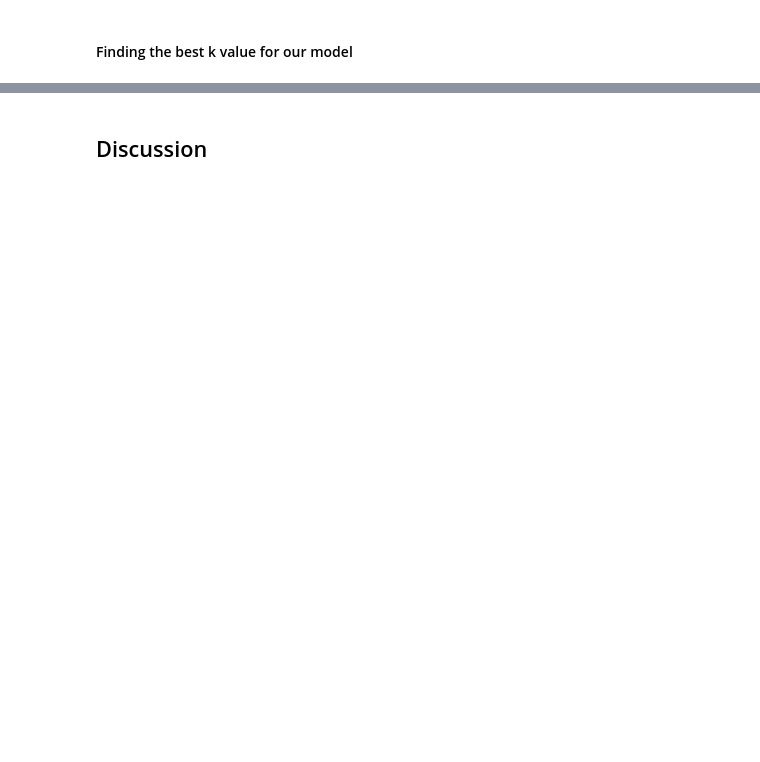
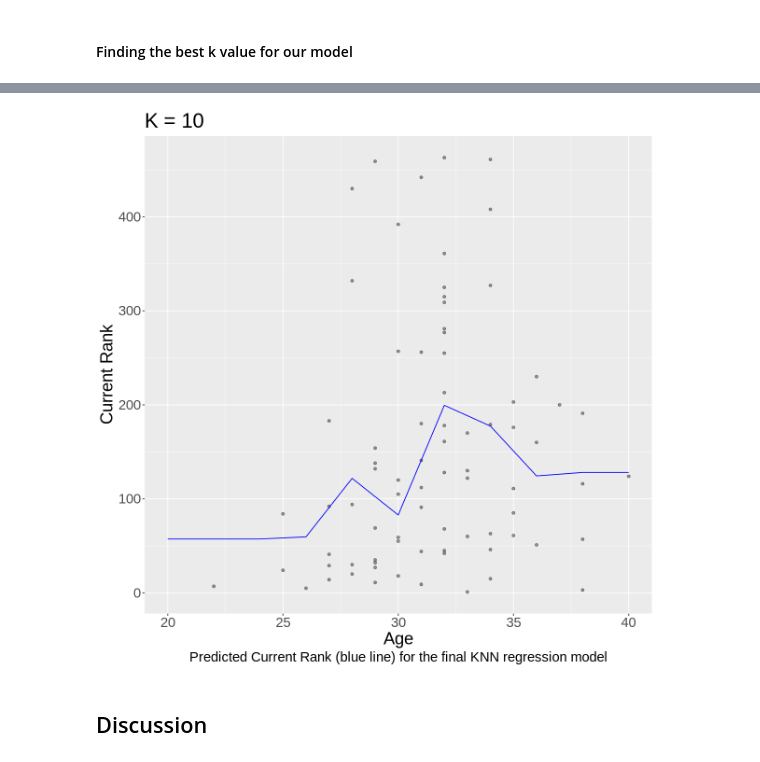
Before and after one commit to emilywang0/dsci-tennis-data-analysis, a Jupyter notebook: Proposal.ipynb, the cells around one changed output, grey strips where cells are left out. Saved outputs shown, nothing was run; the diff lists cells and outputs as text; code cells hidden in the pictures; blank space fills up the shorter version.

```diff
--- a/Proposal.ipynb
+++ b/Proposal.ipynb
@@ -394,2 +390,43 @@ Warning message:
+# %%
+# Retrain our model using K = 10
+knn_spec <- nearest_neighbor(weight_func = "rectangular",
+                              neighbors = k_best) |>
+  set_engine("kknn") |>
+  set_mode("regression")
+
+knn_fit <- workflow() |>
+  add_recipe(knn_recipe) |>
+  add_model(knn_spec) |>
+  fit(data = tennis_knn_train)
+
+# Make predictions on test data, and compute summary of regresion quality
+knn_summary <- knn_fit |>
+  predict(tennis_knn_test) |>
+  bind_cols(tennis_knn_test) |>
+  metrics(truth = Current.Rank, estimate = .pred) |>
+  filter(.metric == 'rmse')|> select(.estimate) |> pull()
+# %%
+# Smallest and greatest age lies between 20-40, so the regression plot will only be relevant to these values
+knn_preds <- tibble(Age = seq(from = 20, to = 40, by = 2), Plays= seq(from = 20, to = 40, by = 2))
+
+
+knn_preds <- knn_fit |>
+  predict(knn_preds) |>
+  bind_cols(knn_preds)
+
+# Create the regression plot for Age and Current Rank
+knn_plot <- ggplot(tennis_knn_train, aes(x = Age, y = Current.Rank)) +
+  geom_point(alpha = 0.4) +
+  geom_line(data = knn_preds,
+            mapping = aes(x = Age, y = .pred),
+            color = "blue") +
+  xlab("Age") +
+  ylab("Current Rank") +
+  ggtitle(paste0("K = ", k_best)) + labs(caption = "Predicted Current Rank (blue line) for the final KNN regression model") +
+  theme(text = element_text(size = 22)) + theme(plot.caption = element_text(hjust = 0.5))
+
+knn_plot
+# %% [output]
+[figure, added]
 # %% [markdown]
 ## Discussion
```
Also changed, not shown: parts of 4 cells of this notebook.
